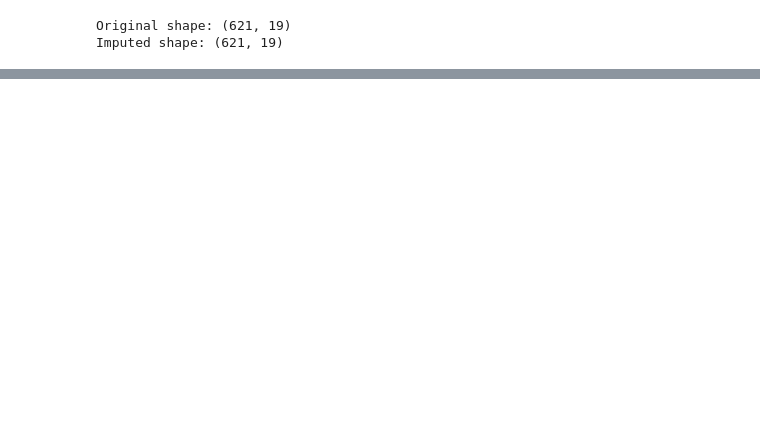
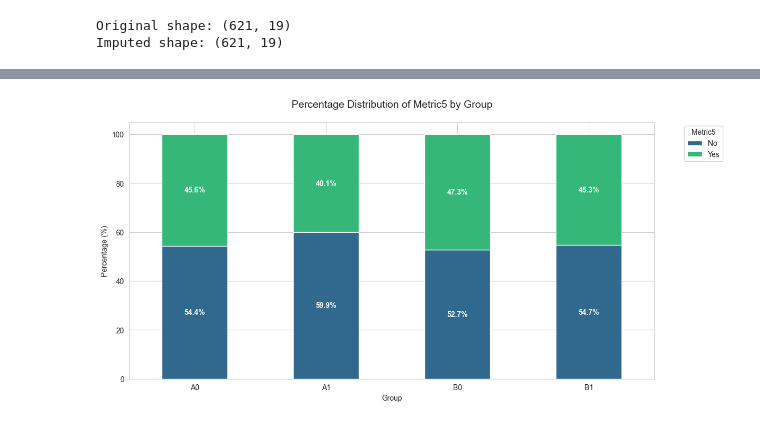
Before and after one commit to tomragus/CORVIA-Data-Analysis, a Jupyter notebook: Notebooks/CORVIA-DA (draft).ipynb, the cells around one changed output, grey strips where cells are left out. Saved outputs shown, nothing was run; the diff lists cells and outputs as text; code cells hidden in the pictures; blank space fills up the shorter version.

```diff
--- a/Notebooks/CORVIA-DA (draft).ipynb
+++ b/Notebooks/CORVIA-DA (draft).ipynb
@@ -189,0 +225,25 @@ plt.show()
+# %%
+# Create a cross-tabulation
+cross_tab = pd.crosstab(index=rctii_imputed['Group'],
+                        columns=rctii_imputed['Metric5'],
+                        normalize='index') * 100
+
+# Plot
+ax = cross_tab.plot(kind='bar',
+                   stacked=True,
+                   figsize=(12, 6),
+                   color=sns.color_palette('viridis', 2))
+
+# Add percentages
+for i in ax.containers:
+    ax.bar_label(i, label_type='center', fmt='%.1f%%', color='white', fontweight='bold')
+
+plt.title('Percentage Distribution of Metric5 by Group', pad=20, fontsize=14)
+plt.xticks(rotation=0)
+plt.xlabel('Group')
+plt.ylabel('Percentage (%)')
+plt.legend(title='Metric5', bbox_to_anchor=(1.05, 1), loc='upper left')
+plt.tight_layout()
+plt.show()
+# %% [output]
+[figure, added]
```
Also changed, not shown: parts of 20 cells of this notebook.
